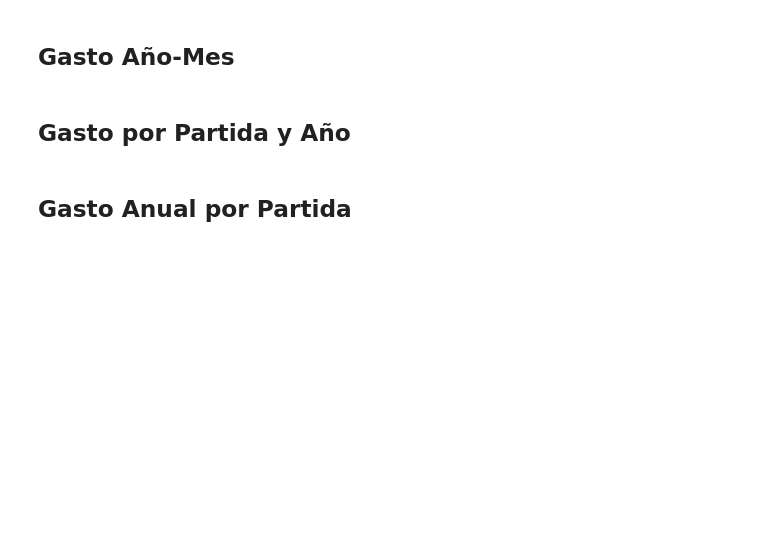
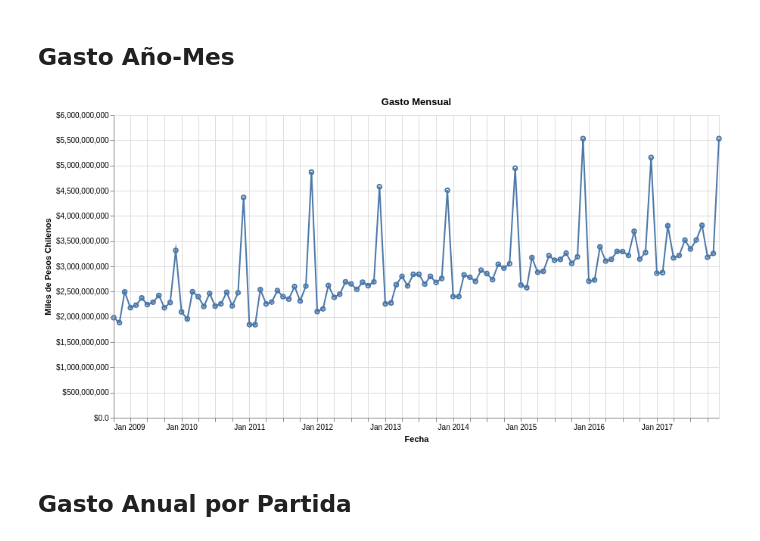
Before and after one commit to aoguedao/Dathaton-Gasto-Fiscal-Viz, a Jupyter notebook: GastoNetoMensualizado.ipynb, the cells around one changed output. Saved outputs shown, nothing was run; the diff lists cells and outputs as text; code cells hidden in the pictures; blank space fills up the shorter version.

Commit message:
Algunas mejoras a notebook de gasto neto mensualizado

```diff
--- a/GastoNetoMensualizado.ipynb
+++ b/GastoNetoMensualizado.ipynb
@@ -134,3 +136,5 @@ mbSize(pub_spend_agg2)
 mbSize(pub_spend_agg2) / mbSize(pub_spend) * 100
 # %% [output]
 18.022351597230823
+# %%
+pub_spend_agg1 = pub_spend.groupby(['partida', 'capitulo', 'programa', 'subtitulo', 'date'])['gasto'].sum().reset_index()
@@ -138,4 +172,6 @@ mbSize(pub_spend_agg2) / mbSize(pub_spend) * 100
 ## Gasto Anual
 # %%
 pub_spend_agg2_dict = alt.to_json(pub_spend_agg2, prefix='pub_spend_agg2')
+# %%
+pub_spend_agg1_dict = alt.to_json(pub_spend_agg1, prefix='pub_spend_agg1')
 # %%
@@ -154,18 +184,0 @@ pub_spend_chart
-# %%
-pub_spend_base = alt.Chart().encode(
-    x=alt.X('date:T',
-        timeUnit='year',
-        axis=alt.Axis(title='Año')
-           ),
-    y=alt.Y('sum(gasto):Q', axis=alt.Axis(format='.2$', title='Miles de Pesos Chilenos'))
-)
-
-chart = alt.layer(
-    pub_spend_base.mark_point(),
-    pub_spend_base.mark_line(),
-    data=pub_spend_agg2_dict['url']
-).properties(
-    title='Gasto Anual',
-    width=600,
-    height=400
-)
@@ -183,2 +202,0 @@ pub_spend_chart.encode(
-# %% [markdown]
-## Gasto por Partida y Año
@@ -192,2 +203,27 @@ pub_spend_chart.mark_bar().encode(
+# %%
+monthly_year_spend_chart = alt.layer(
+    pub_spend_base.mark_point().encode(
+        x=alt.X('date:T',
+            timeUnit='yearmonth',
+            axis=alt.Axis(title='Fecha')
+            )
+        ),
+    pub_spend_base.mark_line().encode(
+        x=alt.X('date:T',
+            timeUnit='yearmonth',
+            axis=alt.Axis(title='Fecha')
+            )
+        ),
+    data=pub_spend_agg1_dict['url']
+).properties(
+    title='Gasto Mensual',
+    width=800,
+    height=400
+)
+# %%
+# monthly_year_spend_chart.save(os.path.join('charts', 'gasto_mensual_anual.json'))
+monthly_year_spend_chart
+# %% [output]
+[figure, added]
 # %% [markdown]
 ## Gasto Anual por Partida
```
Also changed, not shown: parts of 31 cells of this notebook, 1 other file.
